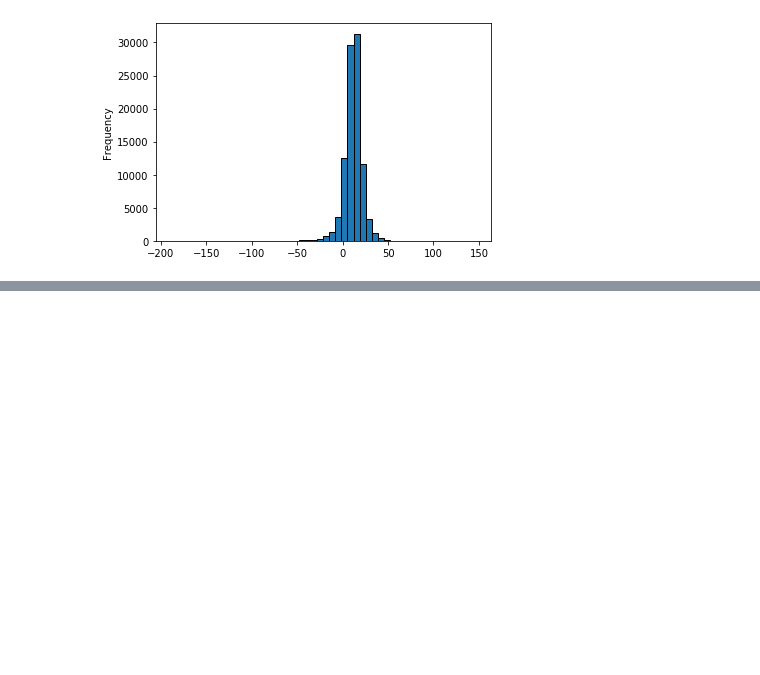
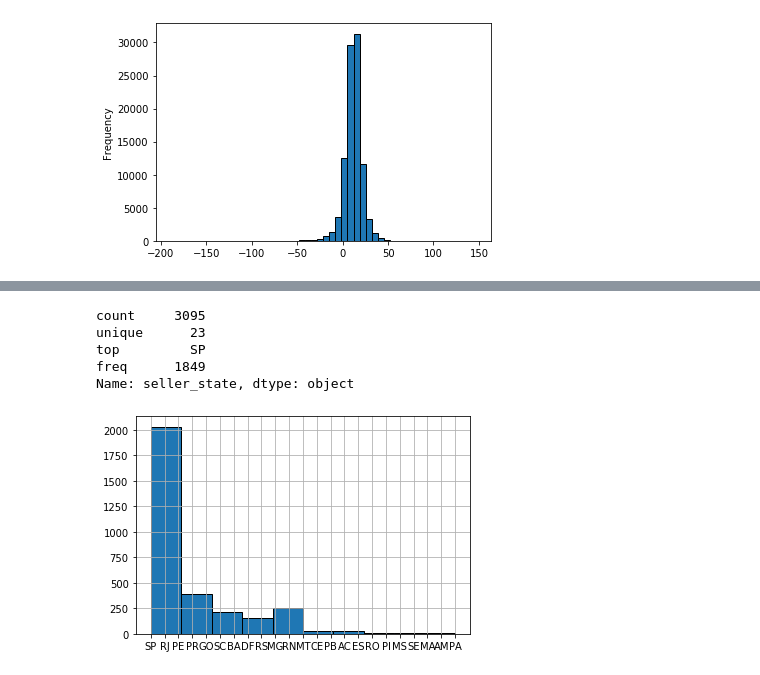
Before and after one commit to jorellano/E_commerce, a Jupyter notebook: EDA.ipynb, the cells around one changed output, grey strips where cells are left out. Drawn from its saved outputs; the diff is of its cells as text; code cells hidden in the pictures; blank space fills up the shorter version.

```diff
--- a/EDA.ipynb
+++ b/EDA.ipynb
@@ -270,0 +194,13 @@ order_items.describe(include='all')
+# %%
+seller['seller_state'].hist(bins=10)
+#most of the orders come from Sao Paolo, nearly 60% of orders come from SP
+
+
+seller['seller_state'].describe()
+# %% [output]
+count     3095
+unique      23
+top         SP
+freq      1849
+Name: seller_state, dtype: object
+[figure, added]
```
Also changed, not shown: parts of 17 cells of this notebook, 1 other file.
